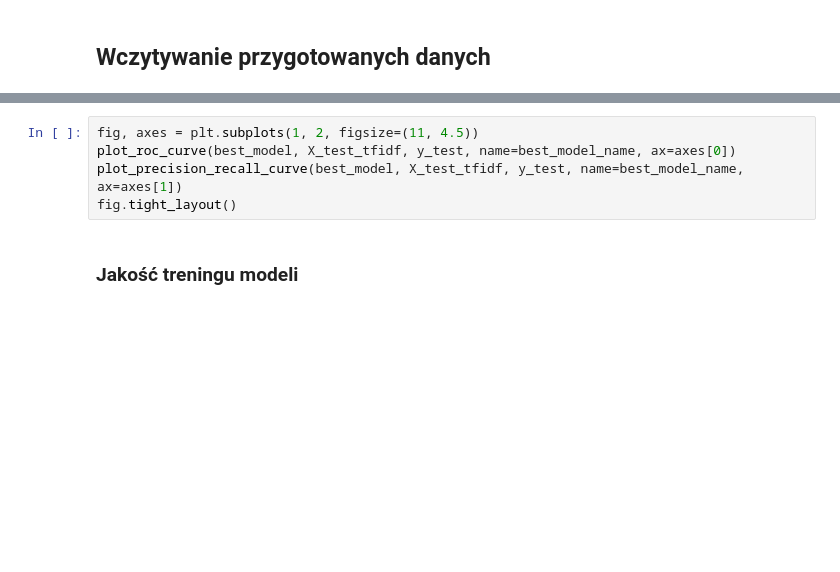
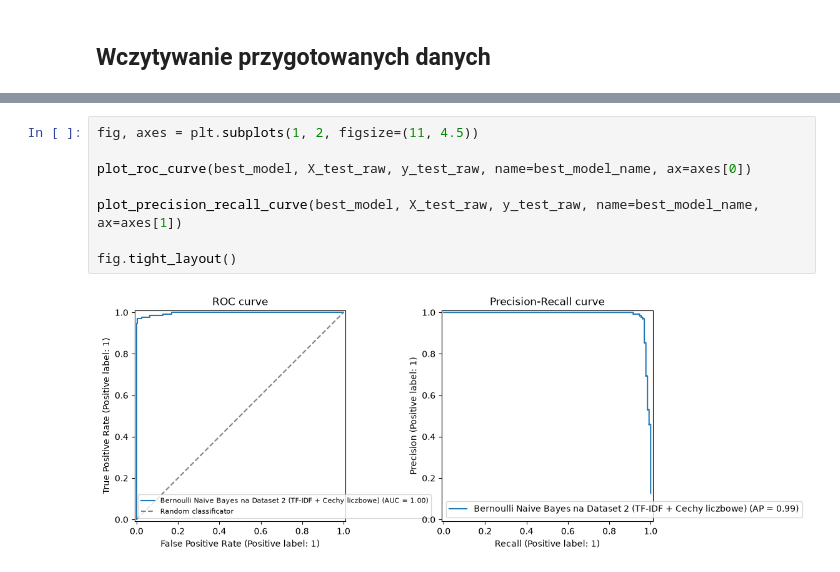
Before and after one commit to moshenetsb/ml-spam-detector, a Jupyter notebook: notebooks/03_model_selection.ipynb, the cells around one changed output, grey strips where cells are left out. Drawn from its saved outputs; the diff is of its cells as text; blank space fills up the shorter version.

```diff
--- a/notebooks/03_model_selection.ipynb
+++ b/notebooks/03_model_selection.ipynb
@@ -362,9 +232,12 @@ _ = plot_confusion_matrix(y_test, y_pred_best, title=f"Confusion matrix — {bes
 # %%
 fig, axes = plt.subplots(1, 2, figsize=(11, 4.5))
-plot_roc_curve(best_model, X_test_tfidf, y_test, name=best_model_name, ax=axes[0])
-plot_precision_recall_curve(best_model, X_test_tfidf, y_test, name=best_model_name, ax=axes[1])
+
+plot_roc_curve(best_model, X_test_raw, y_test_raw, name=best_model_name, ax=axes[0])
+
+plot_precision_recall_curve(best_model, X_test_raw, y_test_raw, name=best_model_name, ax=axes[1])
+
 fig.tight_layout()
+# %% [output]
+[figure, added]
-# %% [markdown]
-### Jakość treningu modeli
 # %%
 _ = plot_learning_curve(
```
Also changed, not shown: parts of 32 cells of this notebook, 11 other files.
